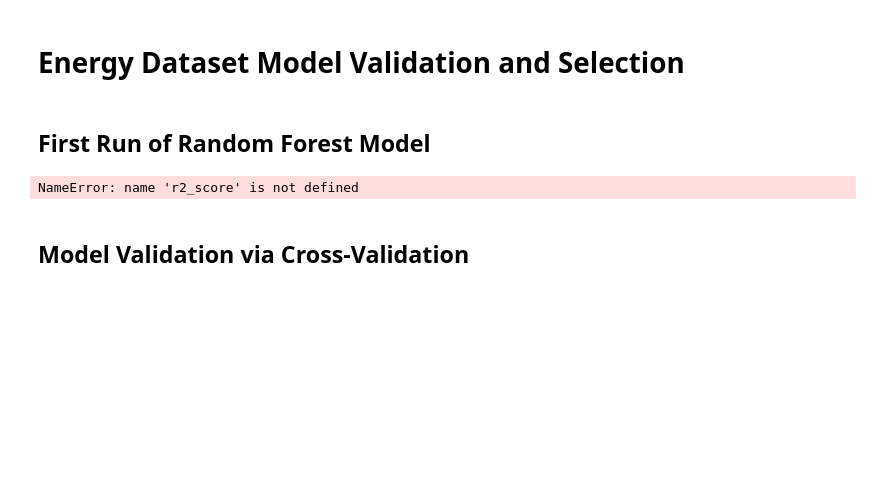
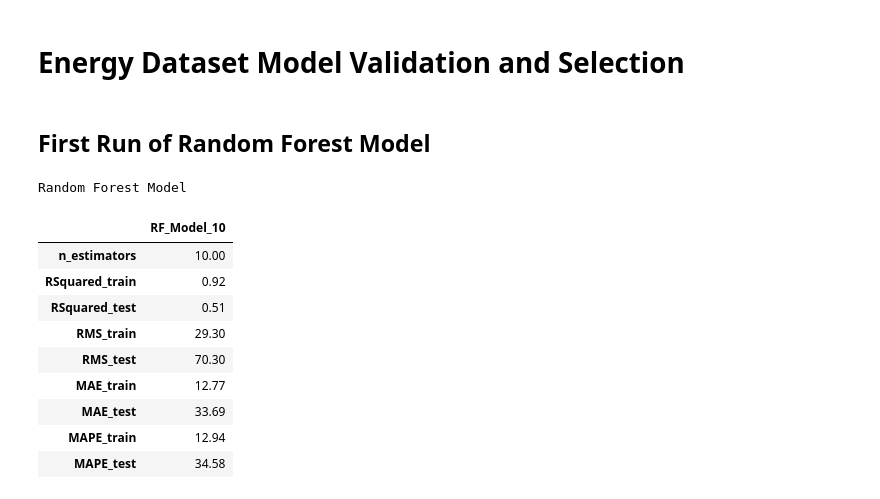
Before and after one commit to Abhijeet57/Advances-in-Data-Sciences-and-Architecture, a Jupyter notebook: ADS_CaseStudy_2/Part6_Model_Validation_and_Selection/Model_Validation_and_Selection.ipynb, the cells around one changed output. Drawn from its saved outputs; the diff is of its cells as text; code cells hidden in the pictures; blank space fills up the shorter version.

Commit message:
Model Validation in Progress

```diff
--- a/ADS_CaseStudy_2/Part6_Model_Validation_and_Selection/Model_Validation_and_Selection.ipynb
+++ b/ADS_CaseStudy_2/Part6_Model_Validation_and_Selection/Model_Validation_and_Selection.ipynb
@@ -19,29 +51,45 @@ X_train, X_test, y_train, y_test = train_test_split(X, y, test_size = 0.2)
 ## First Run of Random Forest Model
 # %%
 from sklearn.ensemble import RandomForestRegressor
+from math import sqrt
+from sklearn.metrics import mean_squared_error
+from sklearn.metrics import r2_score
+from sklearn.metrics import mean_absolute_error
 
-rf = RandomForestRegressor(n_estimators = 500)
-rf.fit(X_train, y_train)
+def model_randomforest(X_train, y_train, metrics_df, estimators = 10):
+    rf = RandomForestRegressor(n_estimators = estimators)
+    rf.fit(X_train, y_train)
 
-# Predicting and Calculating the Metrices for Prediction of Testing Dataset
-prediction_test_rf = rf.predict(X_test)
-r2_test_rf = r2_score(y_test, prediction_test_rf)
-rms_test_rf = sqrt(mean_squared_error(y_test, prediction_test_rf))
-mae_test_rf = mean_absolute_error(y_test,prediction_test_rf)
-mape_test_rf = np.mean(np.abs((y_test - prediction_test_rf) / y_test)) * 100
+    # Predicting and Calculating the Metrices for Prediction of Testing Dataset
+    prediction_test_rf = rf.predict(X_test)
+    r2_test_rf = r2_score(y_test, prediction_test_rf)
+    rms_test_rf = sqrt(mean_squared_error(y_test, prediction_test_rf))
+    mae_test_rf = mean_absolute_error(y_test,prediction_test_rf)
+    mape_test_rf = np.mean(np.abs((y_test - prediction_test_rf) / y_test)) * 100
 
-# Predicting and Calculating the Metrices for Prediction of Training Dataset
-prediction_train_rf = rf.predict(X_train)
-r2_train_rf = r2_score(y_train, prediction_train_rf)
-rms_train_rf = sqrt(mean_squared_error(y_train, prediction_train_rf))
-mae_train_rf = mean_absolute_error(y_train,prediction_train_rf)
-mape_train_rf = np.mean(np.abs((y_train - prediction_train_rf) / y_train)) * 100
+    # Predicting and Calculating the Metrices for Prediction of Training Dataset
+    prediction_train_rf = rf.predict(X_train)
+    r2_train_rf = r2_score(y_train, prediction_train_rf)
+    rms_train_rf = sqrt(mean_squared_error(y_train, prediction_train_rf))
+    mae_train_rf = mean_absolute_error(y_train,prediction_train_rf)
+    mape_train_rf = np.mean(np.abs((y_train - prediction_train_rf) / y_train)) * 100
 
-# Printing the training and testing metrices
-print('Random Forest Model\n')
-metrics_df = print_metrics(metrics_df, 'RF_Model', r2_train_rf, rms_train_rf, mae_train_rf, mape_train_rf, r2_test_rf, rms_test_rf, mae_test_rf, mape_test_rf)
-metrics_df
+    # Printing the training and testing metrices
+    print('Random Forest Model\n')
+    metrics_df = print_metrics(metrics_df, 'RF_Model', estimators, r2_train_rf, rms_train_rf, mae_train_rf, mape_train_rf, r2_test_rf, rms_test_rf, mae_test_rf, mape_test_rf)
+    return metrics_df
-# %% [output]
-NameError: name 'r2_score' is not defined
-# %% [markdown]
-## Model Validation via Cross-Validation
+# %%
+metrics_df = model_randomforest(X_train, y_train, metrics_df, estimators = 10)
+metrics_df
+# %% [output]
+Random Forest Model
+|  | RF_Model_10 |
+| n_estimators | 10.00 |
+| RSquared_train | 0.92 |
+| RSquared_test | 0.51 |
+| RMS_train | 29.30 |
+| RMS_test | 70.30 |
+| MAE_train | 12.77 |
+| MAE_test | 33.69 |
+| MAPE_train | 12.94 |
+| MAPE_test | 34.58 |
```
Also changed, not shown: parts of 18 cells of this notebook, 4 other files.
